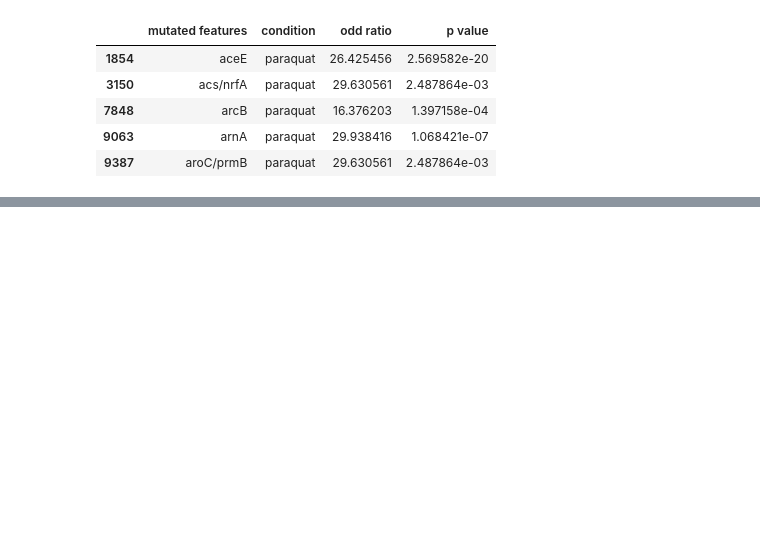
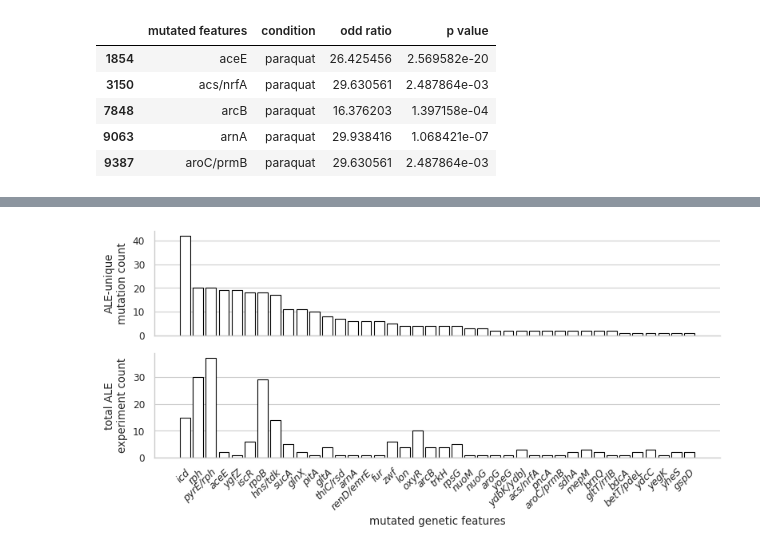
Before and after one commit to pvphaneuf/ros_tol_gdv, a Jupyter notebook: inspect_assocs.ipynb, the cells around one changed output, grey strips where cells are left out. Drawn from its saved outputs; the diff is of its cells as text; code cells hidden in the pictures; blank space fills up the shorter version.

```diff
--- a/inspect_assocs.ipynb
+++ b/inspect_assocs.ipynb
@@ -194,0 +177,5 @@ plt.show()
+# %%
+# ros_assoc_gen_feat_cnt_df
+summary_df = summary_df.join(ros_assoc_gen_feat_cnt_df)
+summary_df = summary_df.rename(columns={'sum':'ALE-unique mutation count'})
+summary_df
@@ -194,0 +271,4 @@ plt.show()
+# %%
+assoc_gen_feat_df_2 = assoc_gen_feat_df.copy()
+assoc_gen_feat_df_2['condition'] = assoc_gen_feat_df_2['condition'].replace('20uM FeSO4 and 10mM sodium citrate', 'FeSO4')
+assoc_gen_feat_df_2.head()
@@ -194,0 +282,8 @@ plt.show()
+# %%
+summary_df['FeSO4 p value'] = 0
+summary_df['paraquat p value'] = 0
+
+for _, row in assoc_gen_feat_df_2.iterrows():
+    summary_df.at[row['mutated features'], f"{row['condition']} p value"] = row['p value']
+
+summary_df
@@ -194,0 +308,26 @@ plt.show()
+# %%
+sns.set_context("paper")
+sns.set_style("whitegrid")
+plt.rcParams["figure.dpi"] = 100
+
+
+sorted_data = summary_df.sort_values(by="ALE-unique mutation count", ascending=False)
+
+fig, axs = plt.subplots(2, 1, figsize=(8, 4), sharex=True)
+
+axs[0].bar(sorted_data.index, sorted_data['ALE-unique mutation count'], color='white', edgecolor='black')
+axs[0].set_ylabel('ALE-unique\nmutation count')
+axs[0].xaxis.grid(False)
+
+axs[1].bar(sorted_data.index, sorted_data['total ALE experiment count'], color='white', edgecolor='black')
+axs[1].set_xlabel('mutated genetic features')
+axs[1].set_ylabel('total ALE\nexperiment count')
+axs[1].xaxis.grid(False)
+
+sns.despine(right=True, top=True)
+
+plt.xticks(fontstyle='italic', rotation=45, ha="right", rotation_mode="anchor")
+
+plt.tight_layout()
+# %% [output]
+[figure, added]
```
Also changed, not shown: parts of 14 cells of this notebook.
